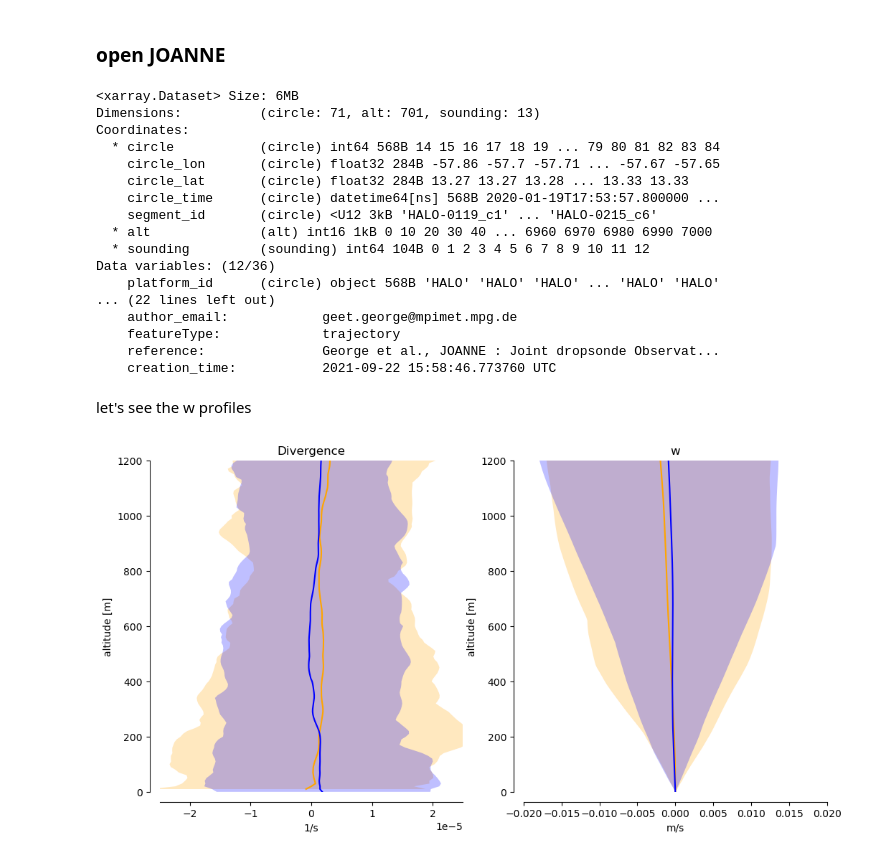
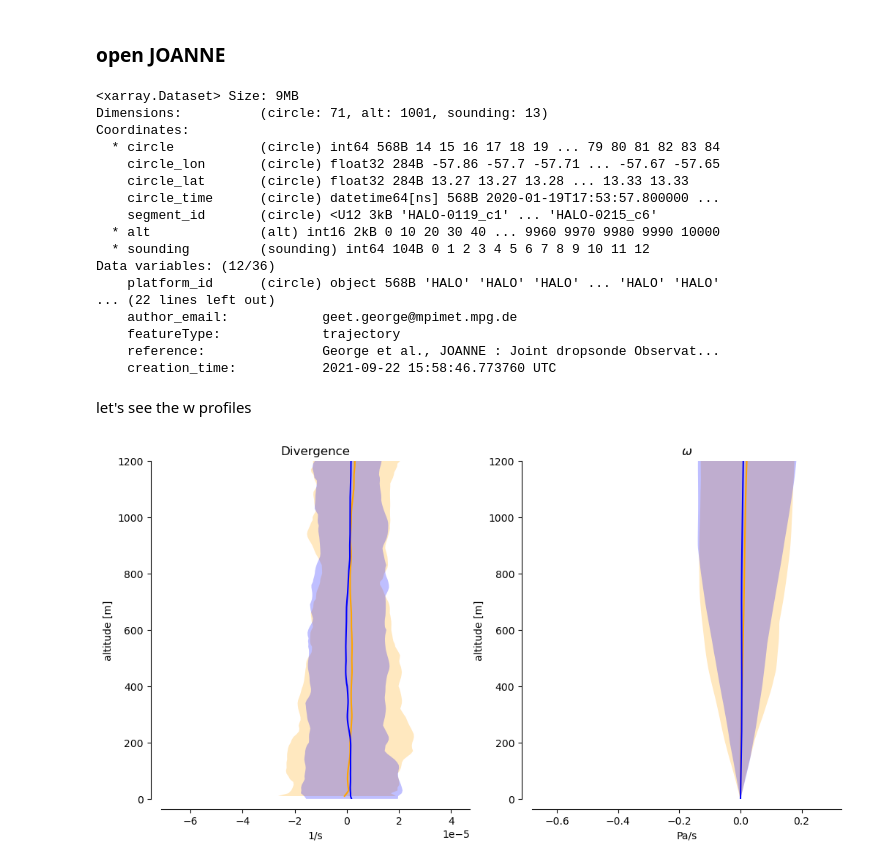
Before and after one commit to meteorologopazzo/BCO_observational, a Jupyter notebook: w_circle_drops.ipynb, the cells around one changed output. Drawn from its saved outputs; the diff is of its cells as text; code cells hidden in the pictures.

```diff
--- a/w_circle_drops.ipynb
+++ b/w_circle_drops.ipynb
@@ -83,9 +83,11 @@ circle_da = xr.DataArray(
 )
 # %%
 west = (beach4.circle_lon < -40)
-beach4w = beach4.sel(altitude=slice(0,7000)).where(west, drop=True)
+beach4w = beach4.sel(altitude=slice(0,10000)).where(west, drop=True)
 
+east = (beach4.circle_lon > -40)
+beach4e = beach4.sel(altitude=slice(0,10000)).where(east, drop=True)
 
 west = (beach3.launch_lon < -40)
-beach3w = beach3.sel(altitude=slice(0,7000)).where(west, drop=True)
+beach3w = beach3.sel(altitude=slice(0,10000)).where(west, drop=True)
 # %%
@@ -101,8 +103,8 @@ joanne3 = xr.open_dataset(local_path["joanne3"])  # level 3
 
 
 halo = joanne4.platform_id == "HALO"
-joanne4 = joanne4.sel(alt=slice(0,7000)).where(halo, drop=True)
+joanne4 = joanne4.sel(alt=slice(0,10000)).where(halo, drop=True)
 
 halo = joanne3.platform_id == "HALO"
-joanne3 = joanne3.sel(alt=slice(0,7000)).where(halo, drop=True)
+joanne3 = joanne3.sel(alt=slice(0,10000)).where(halo, drop=True)
 # %%
@@ -110,15 +112,15 @@ rho_eu = joanne4.p / (Rd * joanne4.ta*(1 + 0.61*joanne4.q))
 # %%
 joanne4
 # %% [output]
-<xarray.Dataset> Size: 6MB
-Dimensions:          (circle: 71, alt: 701, sounding: 13)
+<xarray.Dataset> Size: 9MB
+Dimensions:          (circle: 71, alt: 1001, sounding: 13)
 Coordinates:
   * circle           (circle) int64 568B 14 15 16 17 18 19 ... 79 80 81 82 83 84
     circle_lon       (circle) float32 284B -57.86 -57.7 -57.71 ... -57.67 -57.65
     circle_lat       (circle) float32 284B 13.27 13.27 13.28 ... 13.33 13.33
     circle_time      (circle) datetime64[ns] 568B 2020-01-19T17:53:57.800000 ...
     segment_id       (circle) <U12 3kB 'HALO-0119_c1' ... 'HALO-0215_c6'
-  * alt              (alt) int16 1kB 0 10 20 30 40 ... 6960 6970 6980 6990 7000
+  * alt              (alt) int16 2kB 0 10 20 30 40 ... 9960 9970 9980 9990 10000
   * sounding         (sounding) int64 104B 0 1 2 3 4 5 6 7 8 9 10 11 12
 Data variables: (12/36)
     platform_id      (circle) object 568B 'HALO' 'HALO' 'HALO' ... 'HALO' 'HALO'
@@ -140,37 +142,37 @@ def plot_mean_band(da, ydim, ax, color, q=(0.025, 0.975), alpha=0.25):
     y = da[ydim].values
 
     mean.plot.line(ax=ax, y=ydim, color=color)
     ax.fill_betweenx(y, lo.values, hi.values, color=color, alpha=alpha, linewidth=0)
 
 
 div_eu = joanne4.D
-w_eu = joanne4.W
+w_eu = joanne4.omega
 div_orw = beach4w.div
-w_orw = beach4w.omega / (-circle_rho_orw * g)
+w_orw = beach4w.omega
 
 plot_mean_band(div_eu,  "alt",      ax[0], "orange")
 plot_mean_band(w_eu,    "alt",      ax[1], "orange")
 plot_mean_band(div_orw, "altitude", ax[0], "blue")
 plot_mean_band(w_orw,   "altitude", ax[1], "blue")
 
 
 ax[0].set_title("Divergence")
 ax[0].set_xlabel("1/s")
 
-ax[1].set_title("w")
-ax[1].set_xlabel("m/s")
+ax[1].set_title(r"$\omega$")
+ax[1].set_xlabel("Pa/s")
 
 
-ax[0].set_xlim([-2.5e-5, 2.5e-5])
-ax[1].set_xlim([-2e-2, 2e-2])
+# ax[0].set_xlim([-2.5e-5, 2.5e-5])
+# ax[1].set_xlim([-2e-2, 2e-2])
 
 
 for x in ax:
     x.set_ylim([0,1200])
     for spine in ['top', 'right']:
         x.spines[spine].set_visible(False)
 
     for spine in ["left", 'bottom']:
         x.spines[spine].set_position(("outward", 10))
 # %% [output]
-[figure, old version]
+[figure, new version]
```
Also changed, not shown: parts of 17 cells of this notebook, 9 other files.
